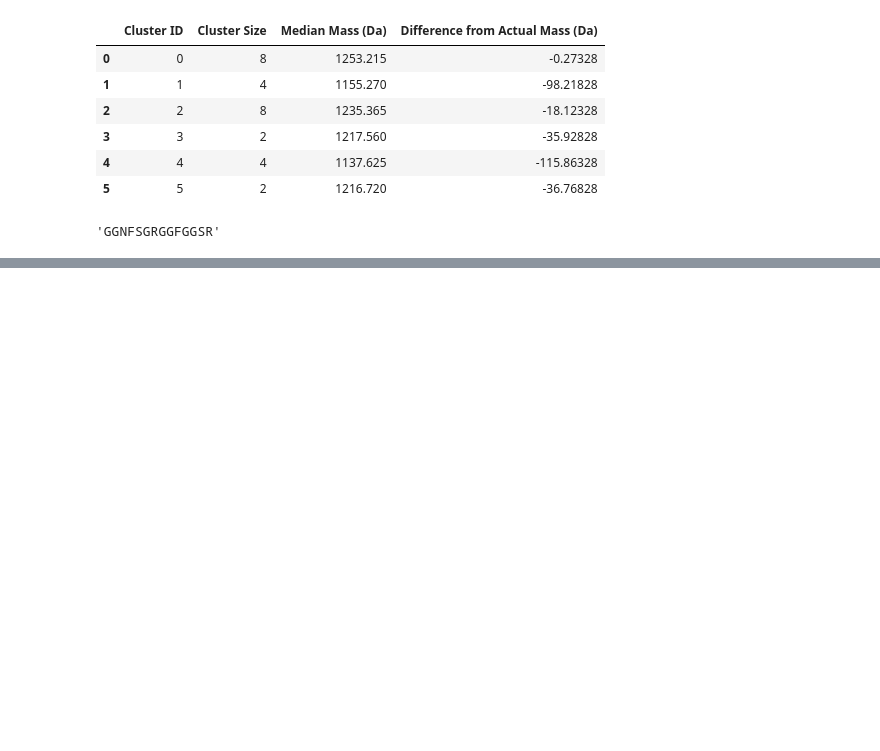
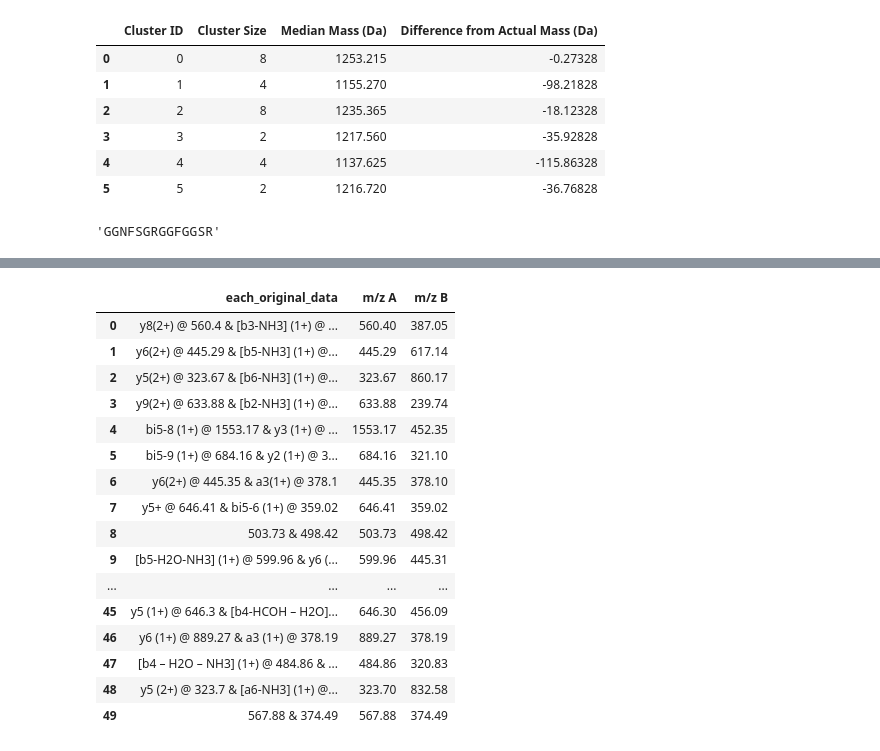
Before and after one commit to Kevinxsn/2D_spec_dict, a Jupyter notebook: notebook.ipynb, the cells around one changed output, grey strips where cells are left out. Cells and saved outputs as stored; diff of their text form; code cells hidden in the pictures; blank space fills up the shorter version.

```diff
--- a/notebook.ipynb
+++ b/notebook.ipynb
@@ -476 +502,21 @@ sequence_pairs = interpreter.all_pairs(peptide_input,2,peptide)
+# %%
+df_mass_clean
+# %% [output]
+|  | each_original_data | m/z A | m/z B |
+| 0 | y8(2+) @ 560.4 & [b3-NH3] (1+) @ ... | 560.40 | 387.05 |
+| 1 | y6(2+) @ 445.29 & [b5-NH3] (1+) @... | 445.29 | 617.14 |
+| 2 | y5(2+) @ 323.67 & [b6-NH3] (1+) @... | 323.67 | 860.17 |
+| 3 | y9(2+) @ 633.88 & [b2-NH3] (1+) @... | 633.88 | 239.74 |
+| 4 | bi5-8 (1+) @ 1553.17 & y3 (1+) @ ... | 1553.17 | 452.35 |
+| 5 | bi5-9 (1+) @ 684.16 & y2 (1+) @ 3... | 684.16 | 321.10 |
+| 6 | y6(2+) @ 445.35 & a3(1+) @ 378.1 | 445.35 | 378.10 |
+| 7 | y5+ @ 646.41 & bi5-6 (1+) @ 359.02 | 646.41 | 359.02 |
+| 8 | 503.73 & 498.42 | 503.73 | 498.42 |
+| 9 | [b5-H2O-NH3] (1+) @ 599.96 & y6 (... | 599.96 | 445.31 |
+| ... | ... | ... | ... |
+| 45 | y5 (1+) @ 646.3 & [b4-HCOH – H2O]... | 646.30 | 456.09 |
+| 46 | y6 (1+) @ 889.27 & a3 (1+) @ 378.19 | 889.27 | 378.19 |
+| 47 | [b4 – H2O – NH3] (1+) @ 484.86 & ... | 484.86 | 320.83 |
+| 48 | y5 (2+) @ 323.7 & [a6-NH3] (1+) @... | 323.70 | 832.58 |
+| 49 | 567.88 & 374.49 | 567.88 | 374.49 |
 # %%
```
Also changed, not shown: parts of 11 cells of this notebook, 1 other file.
